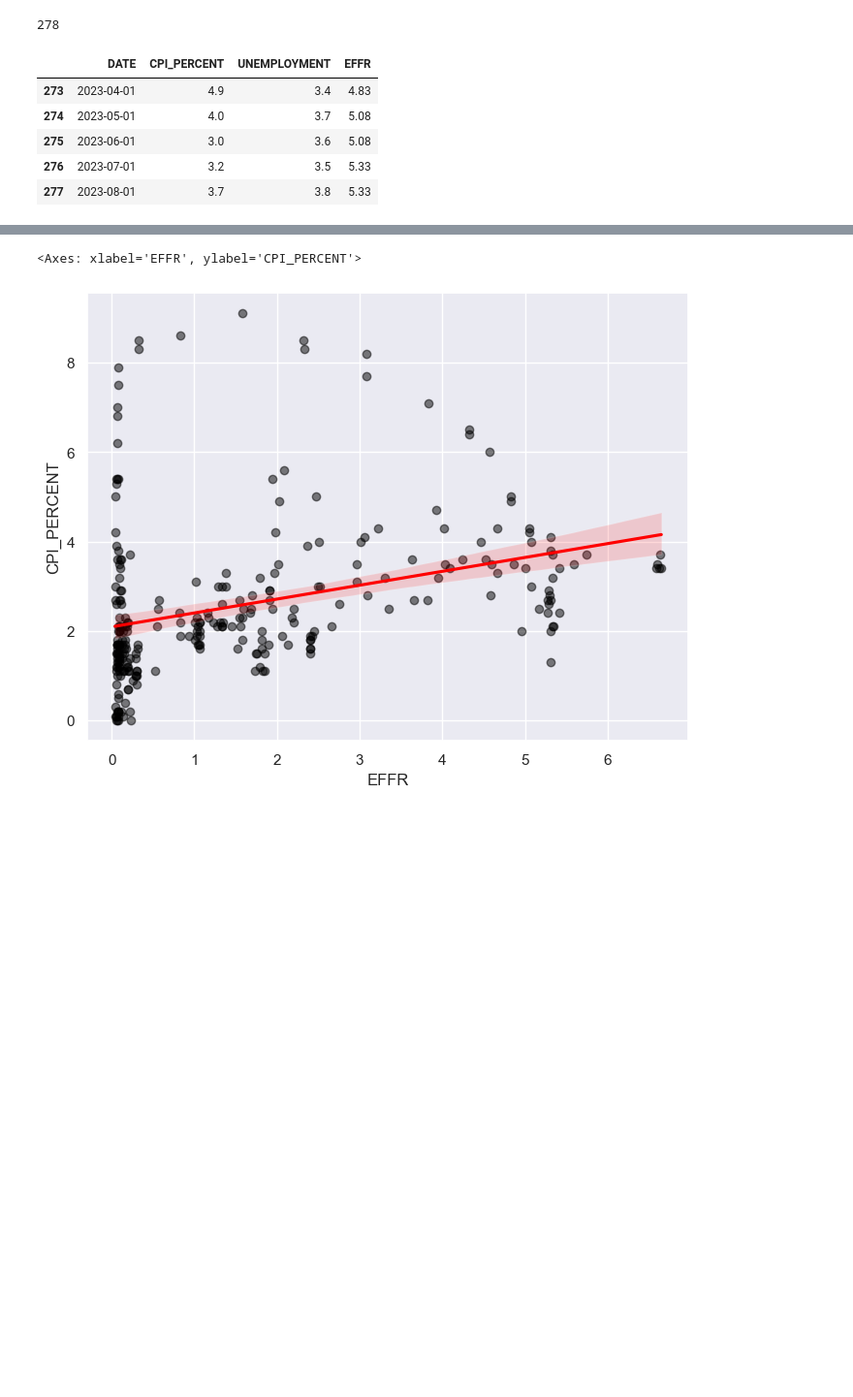
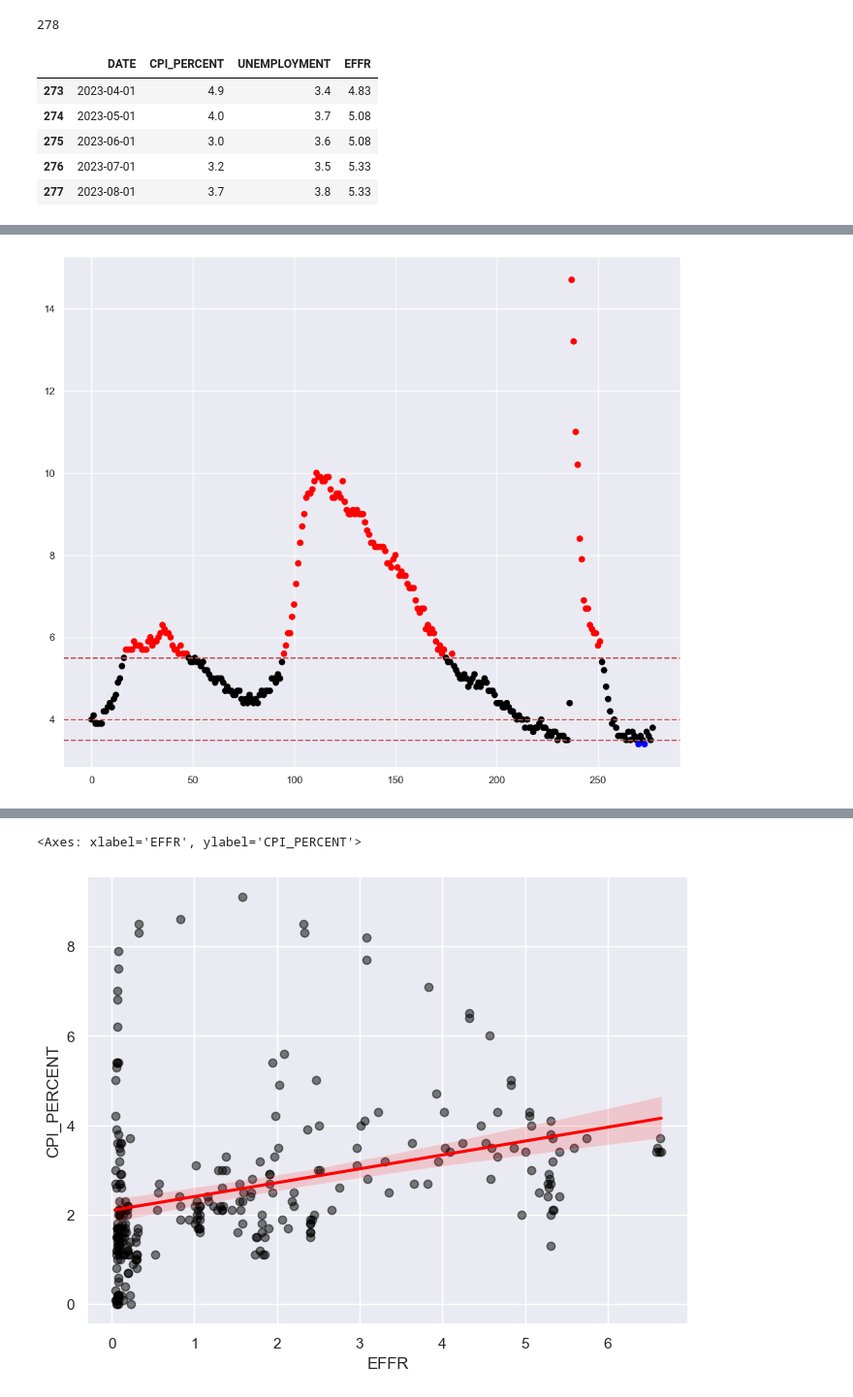
Before and after one commit to himalayahall/DATA608, a Jupyter notebook: Story 2/Story2.ipynb, the cells around one changed output, grey strips where cells are left out. Shown at 97% size. Drawn from its saved outputs; the diff is of its cells as text; code cells hidden in the pictures; blank space fills up the shorter version.

```diff
--- a/Story 2/Story2.ipynb
+++ b/Story 2/Story2.ipynb
@@ -152,0 +113,12 @@ Notes:
+# %%
+threshold_upper = 5.5
+threshold_lower = 3.5
+colors = ['red' if i > threshold_upper else 'blue' if i < threshold_lower else 'black' for i in merged['UNEMPLOYMENT'] ]
+plt.scatter(range(len(merged['UNEMPLOYMENT'] )), merged['UNEMPLOYMENT'] , c=colors)
+plt.axhline(y=threshold_upper, color='r', linestyle='--')
+plt.axhline(y=4.0, color='r', linestyle='--')
+plt.axhline(y=threshold_lower, color='r', linestyle='--')
+#plt.axhline(y=2.0, color='b', linestyle='--')
+plt.show()
+# %% [output]
+[figure, added]
```
Also changed, not shown: parts of 10 cells of this notebook.
